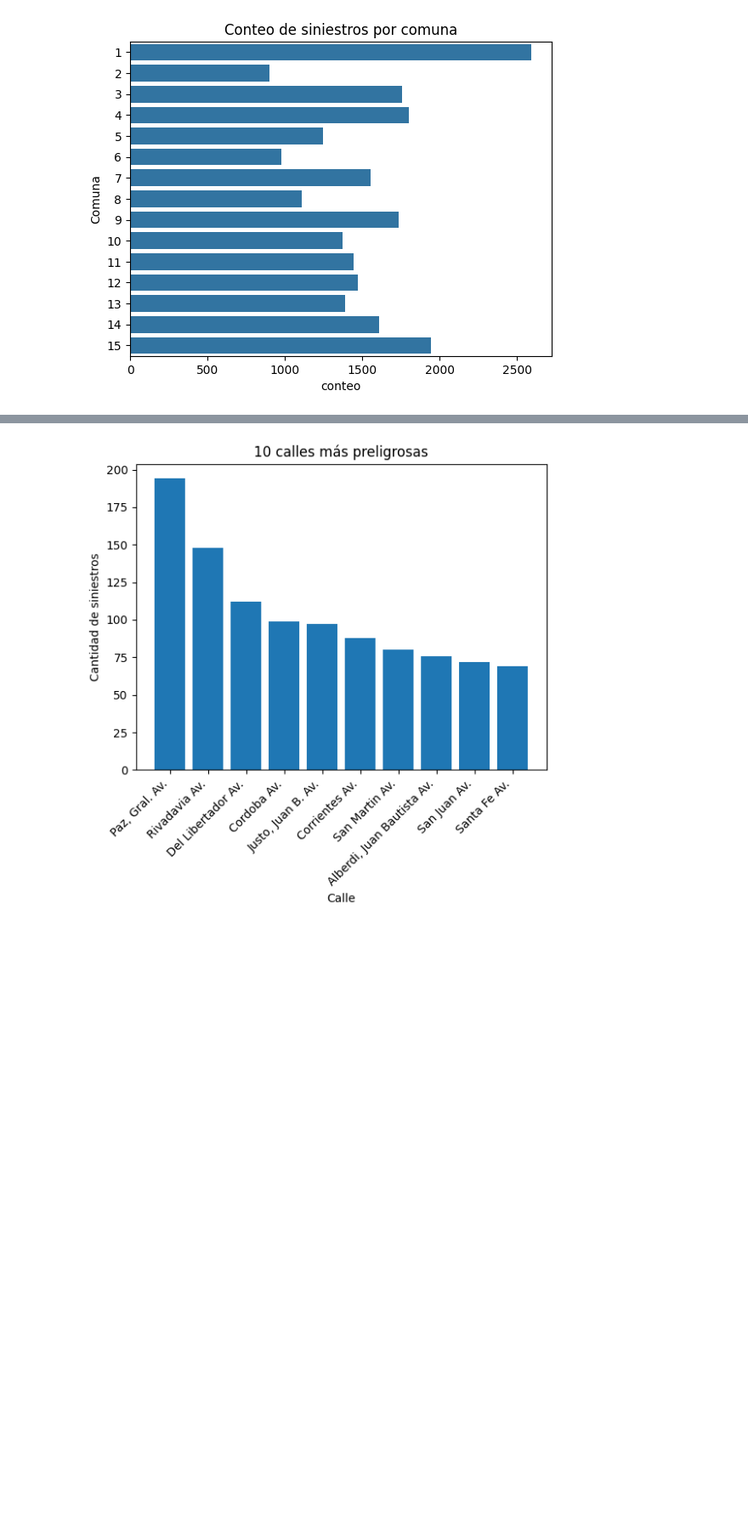
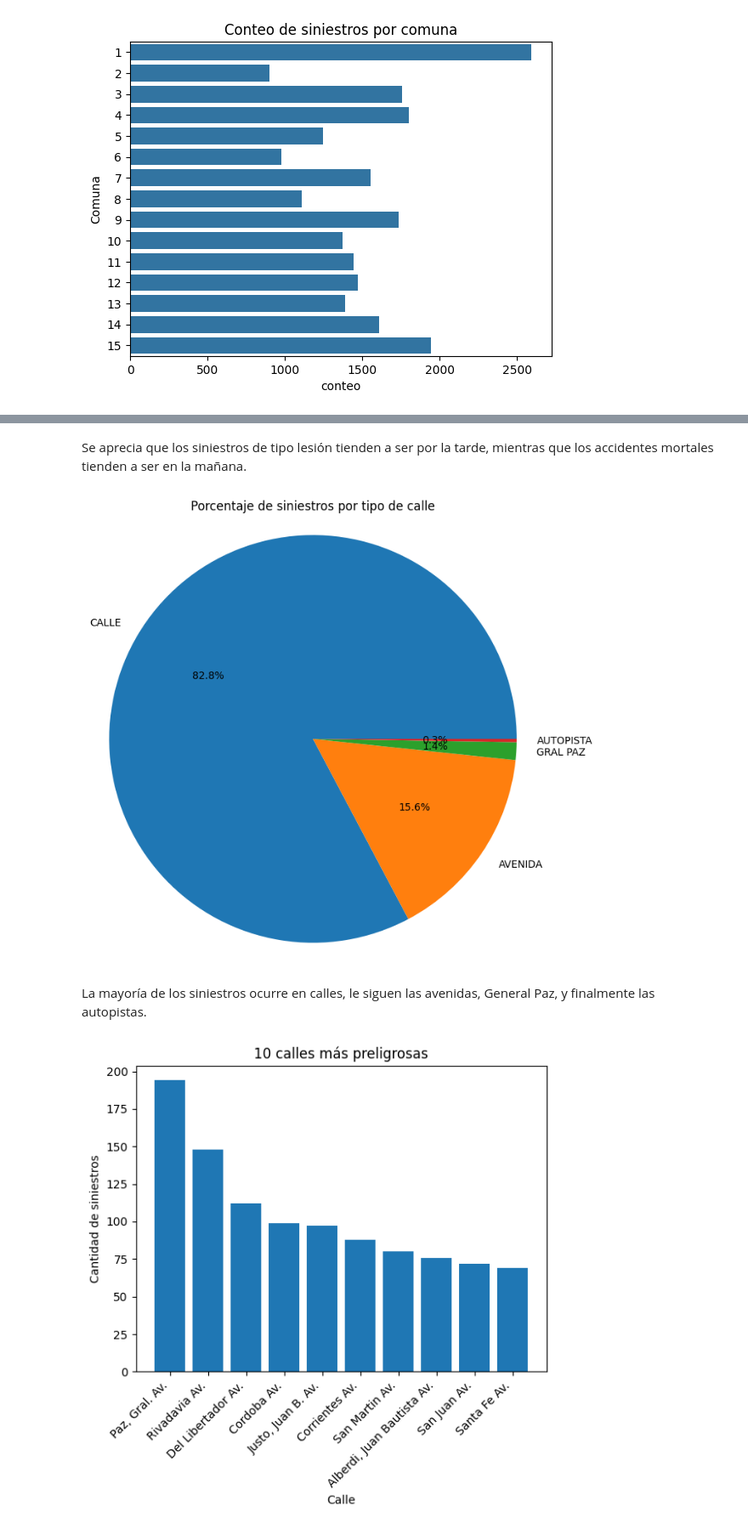
Before and after one commit to ga-romu/PI_DA_siniestros_viales, a Jupyter notebook: notebooks/02_EDA.ipynb, the cells around one changed output, grey strips where cells are left out. Shown at 85% size. Drawn from its saved outputs; the diff is of its cells as text; code cells hidden in the pictures; blank space fills up the shorter version.

```diff
--- a/notebooks/02_EDA.ipynb
+++ b/notebooks/02_EDA.ipynb
@@ -115,3 +114,22 @@ Text(0.5, 0, 'conteo')
+# %% [markdown]
+Se aprecia que los siniestros de tipo lesión tienden a ser por la tarde, mientras que los accidentes mortales tienden a ser en la mañana.
+# %%
+# Calcular el conteo de siniestros por tipo de calle
+conteo_siniestros_por_tipo_calle = siniestros_hechos['Tipo_Calle'].value_counts()
+
+# Calcular los porcentajes del total
+porcentajes_total = conteo_siniestros_por_tipo_calle.div(conteo_siniestros_por_tipo_calle.sum())
+
+# Crear el gráfico de pastel
+plt.figure(figsize=(8, 8))
+plt.pie(porcentajes_total, labels=porcentajes_total.index, autopct='%1.1f%%')
+plt.title('Porcentaje de siniestros por tipo de calle')
+plt.axis('equal')
+plt.show()
+# %% [output]
+[figure, added]
+# %% [markdown]
+La mayoría de los siniestros ocurre en calles, le siguen las avenidas, General Paz, y finalmente las autopistas.
 # %%
 # Filter out 'SD' values from the 'Calle' column
 calles_sin_sd = siniestros_hechos['Calle'].replace('SD', np.nan)
```
Also changed, not shown: parts of 18 cells of this notebook, 17 other files.
